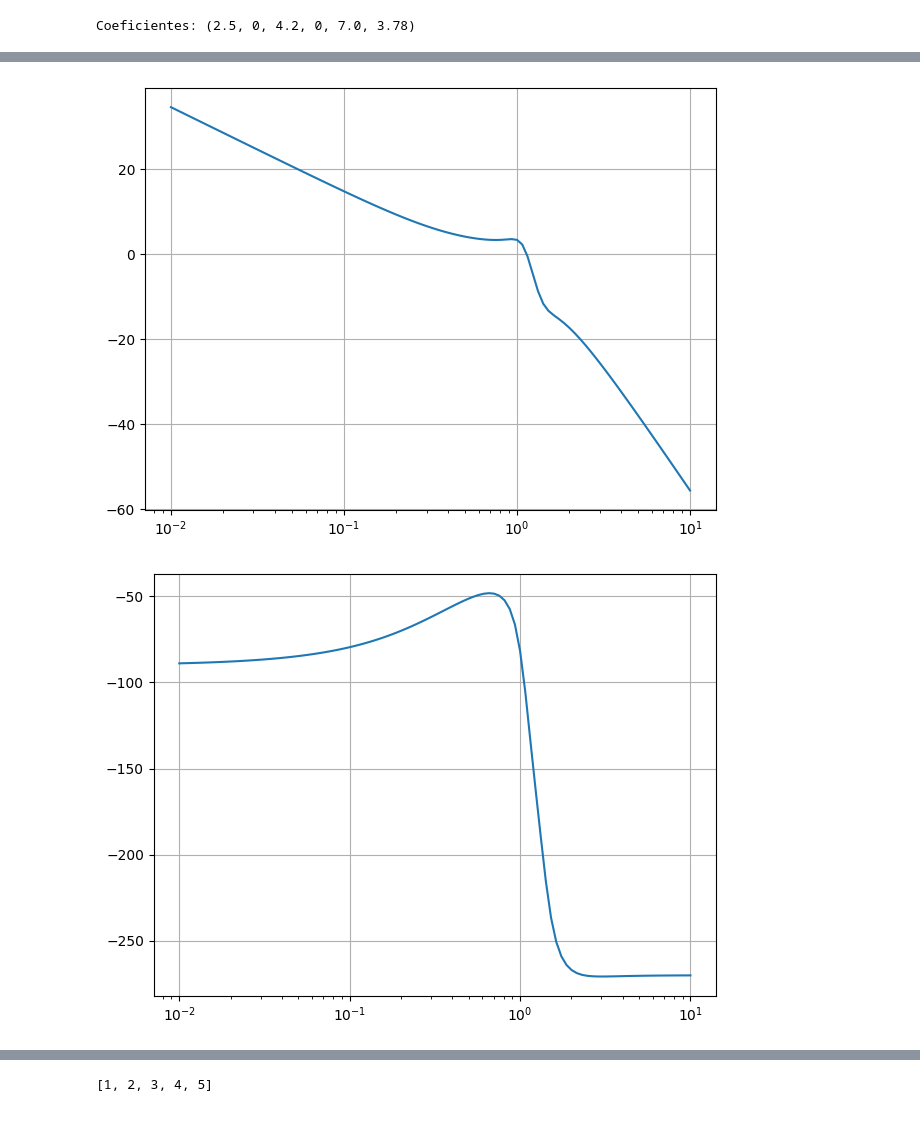
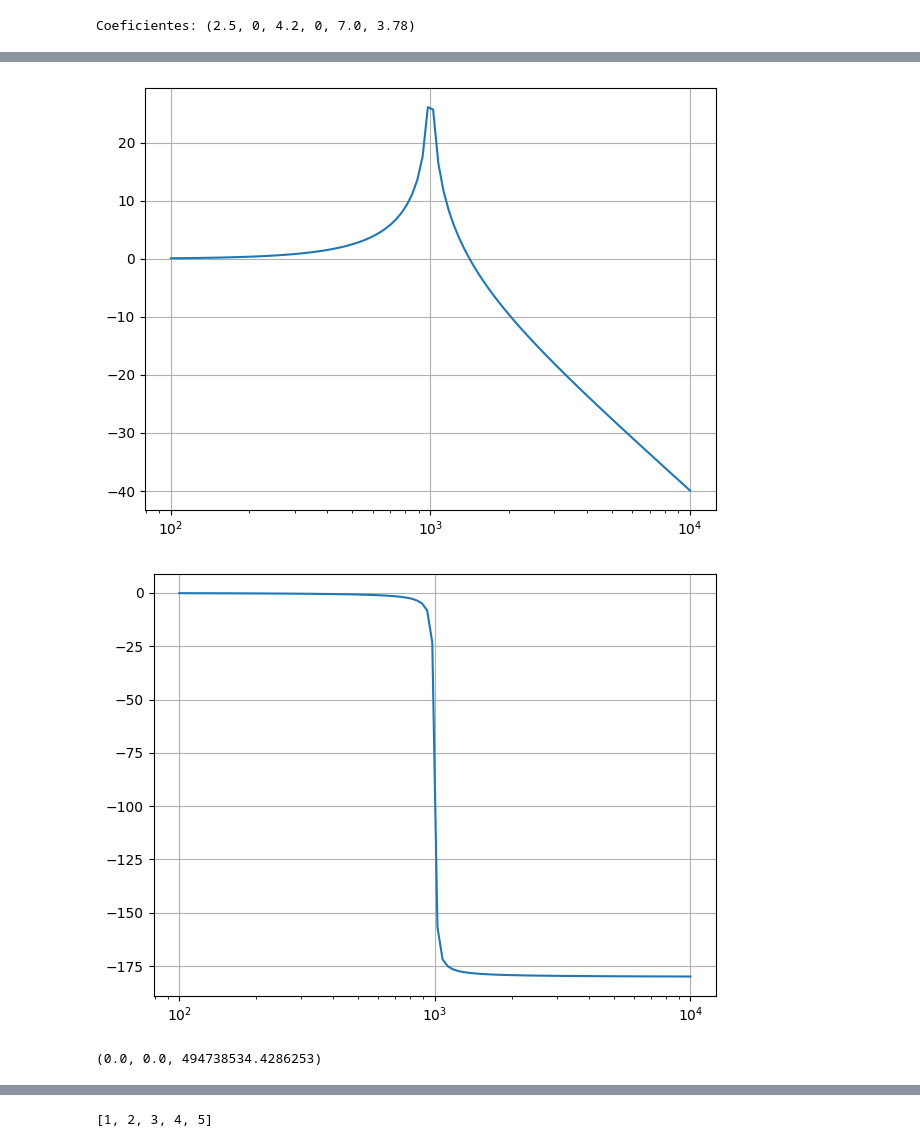
Before and after one commit to omsmarian/Tp_electro, a Jupyter notebook: bode.ipynb, the cells around one changed output, grey strips where cells are left out. Drawn from its saved outputs; the diff is of its cells as text; code cells hidden in the pictures.

Commit message:
ganancia maxima y banda pasante funcionan joya

```diff
--- a/bode.ipynb
+++ b/bode.ipynb
@@ -131,14 +131,42 @@ print('Coeficientes:' , poly_to_tuple(string))
 # %% [output]
 Coeficientes: (2.5, 0, 4.2, 0, 7.0, 3.78)
 # %%
-numerador = "4.2*x^3 + 7*x +3.78"
-denominador = "2.5*x^6 + 0*x^5 + 1*x^4 + 4.2*x^3 + 7*x"
+def ganancia(num, den, gainBW):
+    num = tuple(gainBW * element for element in num)
+    print(num)
+    return (num, den)
 
-num =poly_to_tuple(numerador)
-den = poly_to_tuple(denominador)
+#numerador = "1*x^2"
+#denominador = "2.5*x^6 + 0*x^5 + 1*x^4 + 4.2*x^3 + 7*x"
 
-print(num)
-print(den)
+#num = poly_to_tuple(numerador)
+#den = poly_to_tuple(denominador)
+
+#print(num)
+#print(den)
+
+#ESTOY PROBANDO GANANCIA MAXIMA
+
+f = 1000
+xi = 0.01
+
+num = (0, 0, 1)
+den = (1/f**2, 2*xi/f, 1)
+
+sys = signal.TransferFunction(num, den)
+w, Hdb, phi = signal.bode(sys)
+
+maxValue = max(Hdb)
+
+plot_bode(w, Hdb)
+plot_bode(w, phi)
+
+kMax = 200
+maxGain = 10 ** ((kMax-maxValue)/20)
+
+gainBW = 100
+k = 10 ** (gainBW/20)
+num, den = ganancia(num, den, maxGain)
 
 sys = signal.TransferFunction(num, den)
 w, Hdb, phi = signal.bode(sys)
@@ -151,2 +179,3 @@ plot_bode(w, phi)
-[figure, old version]
+[figure, new version]
-[figure, old version]
+[figure, new version]
+(0.0, 0.0, 494738534.4286253)
```
Also changed, not shown: parts of 3 cells of this notebook, 2 other files.
